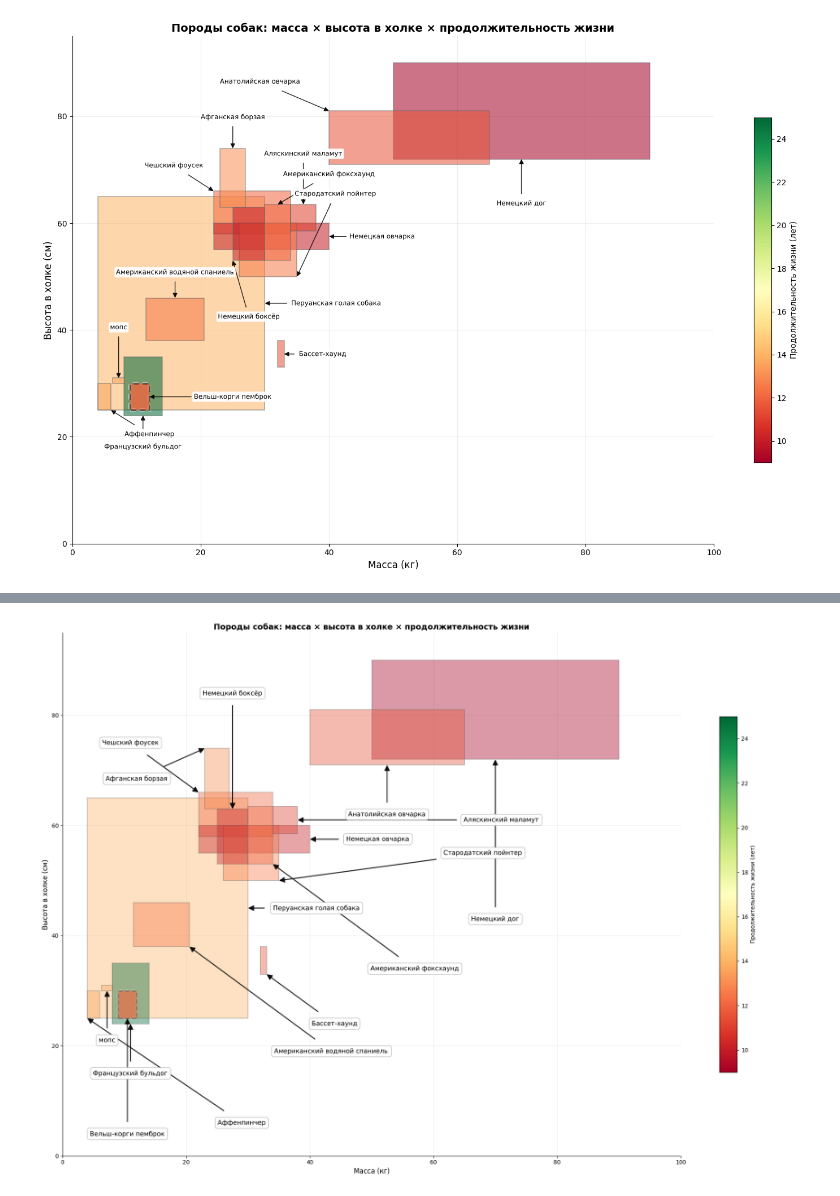
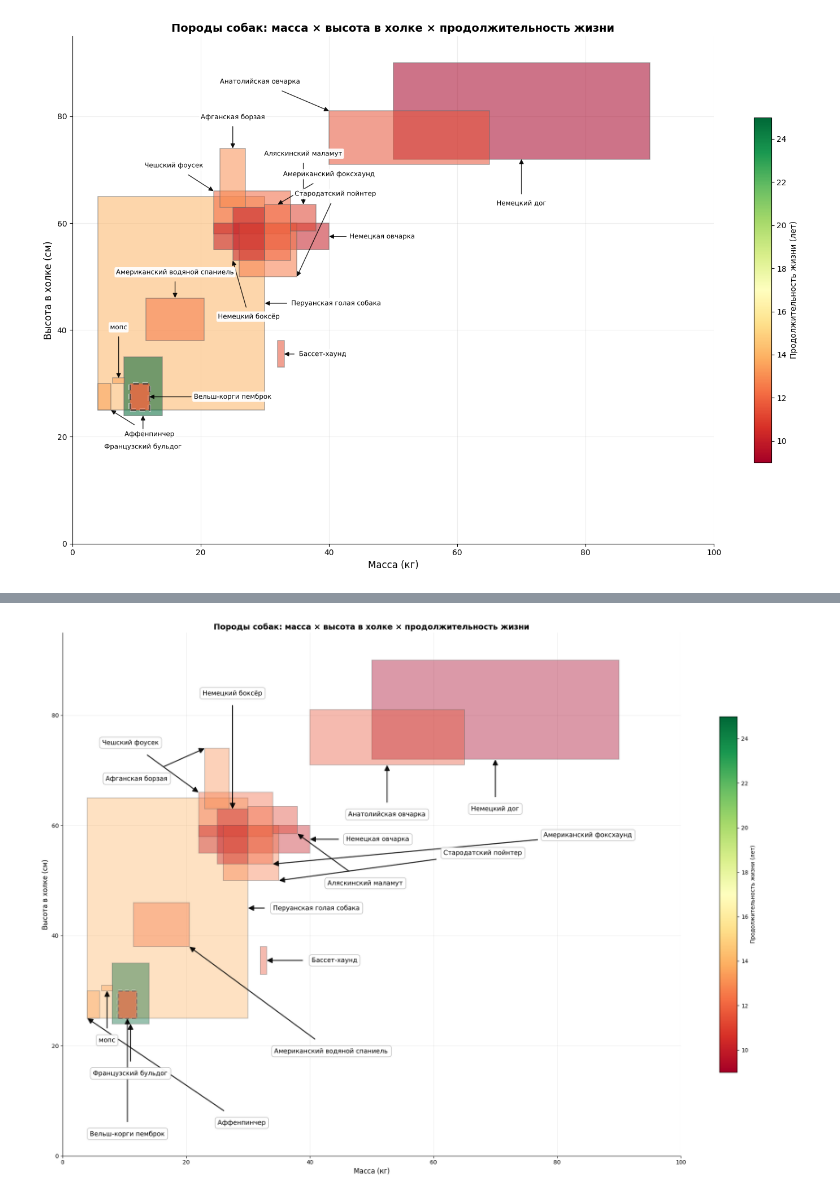
Before and after one commit to KiselevaStacy/python-ai--, a Jupyter notebook: notebooks/week3_dogs_3d_combined.ipynb, the cells around one changed output, grey strips where cells are left out. Drawn from its saved outputs; the diff is of its cells as text; code cells hidden in the pictures.

```diff
--- a/notebooks/week3_dogs_3d_combined.ipynb
+++ b/notebooks/week3_dogs_3d_combined.ipynb
@@ -1111,36 +1149,38 @@ import matplotlib.pyplot as plt
 import numpy as np
 
 # ============================================================
-# ПАРАМЕТРЫ — ОПТИМИЗИРОВАННЫЕ ПОСЛЕ ПРОВЕРКИ
+# ПАРАМЕТРЫ — ФИНАЛЬНАЯ ОПТИМИЗАЦИЯ
 # ============================================================
-FIGSIZE = (20, 14)            # ещё больше холст
+FIGSIZE = (20, 14)
 
 X_MIN, X_MAX = 0, 100
 Y_MIN, Y_MAX = 0, 95
 
-LABEL_FONT_SIZE = 11.5        # чуть меньше, но всё ещё крупно для Телеграма
-ARROW_LINEWIDTH = 1.8         # толще для заметности
-ARROW_HEAD_SCALE = 20         # крупные стрелки
+LABEL_FONT_SIZE = 11.5
+ARROW_LINEWIDTH = 1.8
+ARROW_HEAD_SCALE = 20
 
-RECT_ALPHA = 0.40             # ещё прозрачнее — подписи выделяются
+RECT_ALPHA = 0.40
 BASE_RECT_EDGEWIDTH = 1.4
 
-LABEL_MARGIN_X = 1.6          # больше воздуха внутри подписи
+LABEL_MARGIN_X = 1.6
 LABEL_MARGIN_Y = 1.2
-LABEL_OFFSET_X = 11.0         # дальше от прямоугольников
+LABEL_OFFSET_X = 11.0
 LABEL_OFFSET_Y = 9.0
 
-# Штрафы — максимально агрессивные
 PENALTY_OUTSIDE = 2_000_000
 PENALTY_OVER_RECT = 60_000
 PENALTY_OVER_OWN_RECT = 80_000
-PENALTY_OVER_LABEL = 150_000   # главное — не пересекаться с другими подписями
+PENALTY_OVER_LABEL = 150_000
 PENALTY_ARROW_CROSS_RECT = 20_000
 PENALTY_ARROW_CROSS_ARROW = 25_000
 PENALTY_NEAR_AXIS = 12_000
 
-# Минимальное расстояние между подписями (в единицах данных)
-MIN_LABEL_DISTANCE = 3.0
+# Увеличен штраф за длину стрелки — чтобы подписи были ближе к своим прямоугольникам
+ARROW_LENGTH_PENALTY = 4.0    # было 1.8
+
+# Минимальное расстояние между подписями
+MIN_LABEL_DISTANCE = 3.5      # чуть больше
 
 # ============================================================
 # ПОДГОТОВКА ДАННЫХ
@@ -1241,7 +1281,6 @@ def segment_intersects_rect(p1, p2, box):
     return False
 
 def box_distance(a, b):
-    """Расстояние между центрами двух боксов"""
     ca = rect_center(a)
     cb = rect_center(b)
     return np.hypot(ca[0] - cb[0], ca[1] - cb[1])
@@ -1275,7 +1314,7 @@ def label_edge_point(label_box, target_pt):
     return (cx + dx / scale, cy + dy / scale)
 
 # ============================================================
-# КАНДИДАТЫ ДЛЯ ПОДПИСЕЙ — РАСШИРЕННЫЕ С ДАЛЬНИМИ ПОЗИЦИЯМИ
+# КАНДИДАТЫ ДЛЯ ПОДПИСЕЙ — С ГОРИЗОНТАЛЬНЫМИ ПОЗИЦИЯМИ СПРАВА
 # ============================================================
 def label_candidates(box):
     x1, y1, x2, y2 = box
@@ -1305,7 +1344,7 @@ def label_candidates(box):
         "W2" : (x1 - dx - 14, cy),
         "NW2": (x1 - dx - 12, y2 + dy + 10),
 
-        # Очень дальние (для плотных кластеров)
+        # Очень дальние
         "N3" : (cx,      y2 + dy + 20),
         "NE3": (x2 + dx + 20, y2 + dy + 16),
         "E3" : (x2 + dx + 22, cy),
@@ -1314,6 +1353,12 @@ def label_candidates(box):
         "SW3": (x1 - dx - 20, y1 - dy - 16),
         "W3" : (x1 - dx - 22, cy),
         "NW3": (x1 - dx - 20, y2 + dy + 16),
+
+        # Горизонтальные дальние (специально для правой части графика)
+        "E_FAR" : (x2 + dx + 30, cy),
+        "NE_FAR": (x2 + dx + 25, y2 + dy + 20),
+        "SE_FAR": (x2 + dx + 25, y1 - dy - 20),
+        "E_VFAR": (x2 + dx + 40, cy),
     }
 
 # ============================================================
@@ -1481,10 +1526,9 @@ def candidate_cost(name, label_center, anchor_pt, own_box):
         inter = overlap_area(label_box, other_label_box)
         if inter > 0:
             cost += PENALTY_OVER_LABEL + 60 * inter
-        # Дополнительный штраф за близость (даже без пересечения)
         dist = box_distance(label_box, other_label_box)
         if dist < MIN_LABEL_DISTANCE:
-            cost += (MIN_LABEL_DISTANCE - dist) * 5000
+            cost += (MIN_LABEL_DISTANCE - dist) * 8000
 
     for other_name, other_box in boxes_by_name.items():
         if other_name == name:
@@ -1496,11 +1540,14 @@ def candidate_cost(name, label_center, anchor_pt, own_box):
         if segments_intersect(arrow_start, anchor_pt, p1, p2):
             cost += PENALTY_ARROW_CROSS_ARROW
 
-    cost += 1.8 * np.hypot(anchor_pt[0] - arrow_start[0], anchor_pt[1] - arrow_start[1])
+    # Увеличен штраф за длину стрелки
+    arrow_len = np.hypot(anchor_pt[0] - arrow_start[0], anchor_pt[1] - arrow_start[1])
+    cost += ARROW_LENGTH_PENALTY * arrow_len
 
+    # Небольшой бонус за размещение сверху (визуально приятнее)
     cx, cy = rect_center(own_box)
     if label_center[1] >= cy:
-        cost -= 6.0
+        cost -= 3.0
 
     return cost, label_box, arrow_start
 
@@ -1567,31 +1614,31 @@ for name in placement_order:
         pe.Normal()
     ])
 
 # ============================================================
 # ОФОРМЛЕНИЕ
 # ============================================================
 sm = cm.ScalarMappable(cmap=cmap, norm=norm)
 sm.set_array([])
 cbar = plt.colorbar(sm, ax=ax, label="Продолжительность жизни (лет)", shrink=0.68)
 
 ax.set_xlabel("Масса (кг)", fontsize=12)
 ax.set_ylabel("Высота в холке (см)", fontsize=12)
 ax.set_title(
     "Породы собак: масса × высота в холке × продолжительность жизни",
     fontsize=14,
     fontweight="bold"
 )
 
 ax.set_xlim(X_MIN, X_MAX)
 ax.set_ylim(Y_MIN, Y_MAX)
 
 ax.spines["top"].set_visible(False)
 ax.spines["right"].set_visible(False)
 ax.tick_params(top=False, right=False)
 
 ax.grid(True, alpha=0.22, zorder=0)
 
 plt.tight_layout()
 plt.show()
 # %% [output]
-[figure, old version]
+[figure, new version]
```
Also changed, not shown: parts of 1 cell of this notebook.
